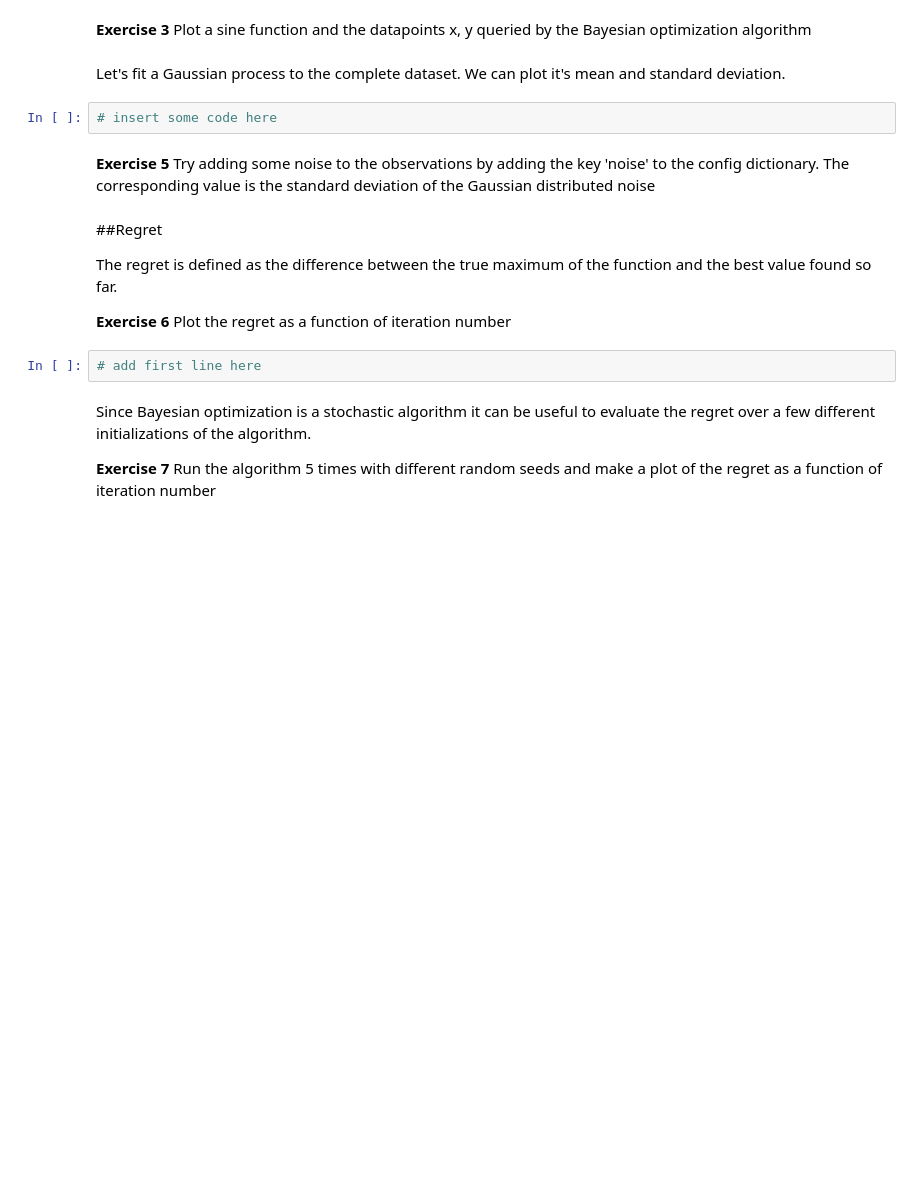
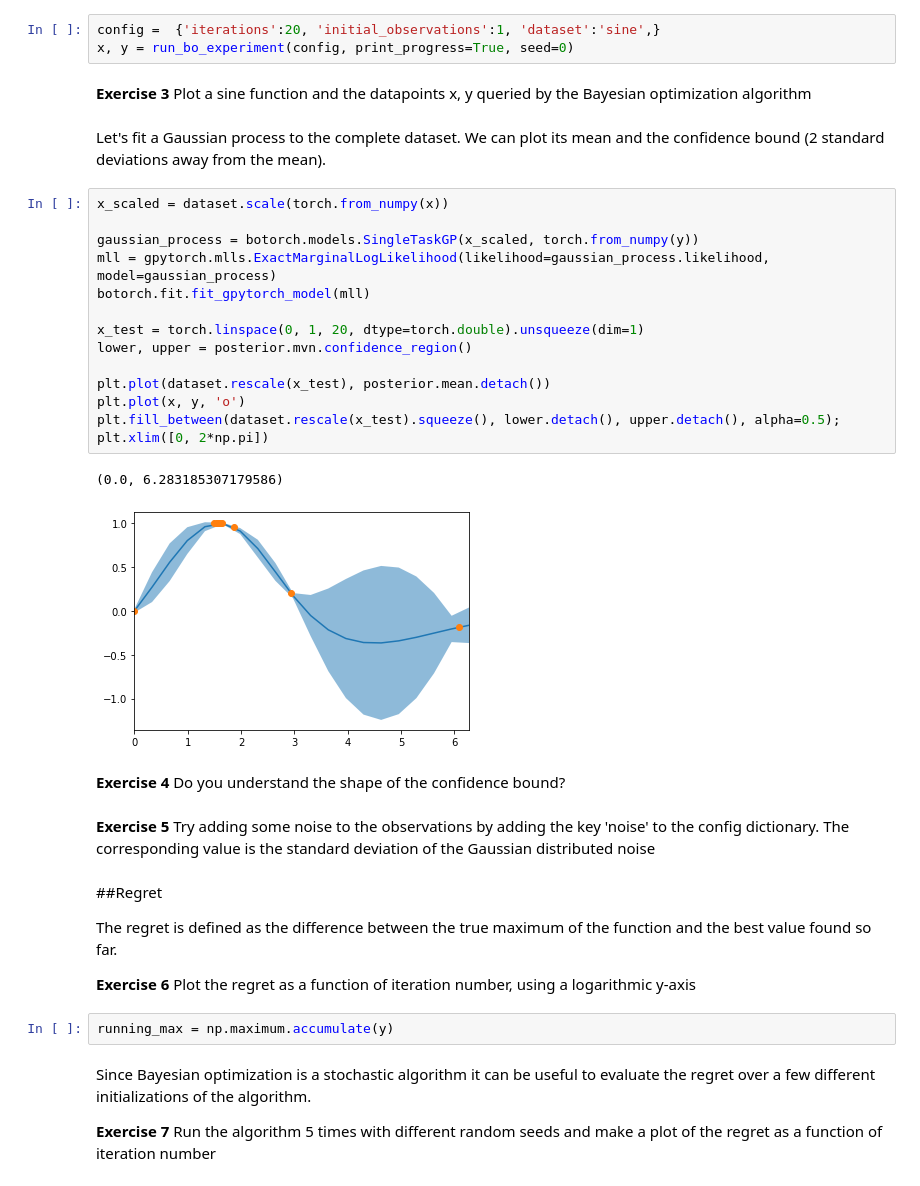
Before and after one commit to HiskeOverweg/bo_intro, a Jupyter notebook: bo_intro.ipynb, the cells around one changed output. Cells and saved outputs as stored; diff of their text form; blank space fills up the shorter version.

```diff
--- a/bo_intro.ipynb
+++ b/bo_intro.ipynb
@@ -135,9 +128,29 @@ We can run Bayesian optimization with 2 random starting points an 20 iterations
+# %%
+config =  {'iterations':20, 'initial_observations':1, 'dataset':'sine',}
+x, y = run_bo_experiment(config, print_progress=True, seed=0)
 # %% [markdown]
 **Exercise 3** Plot a sine function and the datapoints x, y queried by the Bayesian optimization algorithm
 # %% [markdown]
-Let's fit a Gaussian process to the complete dataset. We can plot it's mean and standard deviation.
+Let's fit a Gaussian process to the complete dataset. We can plot its mean and the confidence bound (2 standard deviations away from the mean).
-# %%
-# insert some code here
+# %%
+x_scaled = dataset.scale(torch.from_numpy(x))
+
+gaussian_process = botorch.models.SingleTaskGP(x_scaled, torch.from_numpy(y))
+mll = gpytorch.mlls.ExactMarginalLogLikelihood(likelihood=gaussian_process.likelihood, model=gaussian_process)
+botorch.fit.fit_gpytorch_model(mll)
+
+x_test = torch.linspace(0, 1, 20, dtype=torch.double).unsqueeze(dim=1)
+lower, upper = posterior.mvn.confidence_region()
+
+plt.plot(dataset.rescale(x_test), posterior.mean.detach())
+plt.plot(x, y, 'o')
+plt.fill_between(dataset.rescale(x_test).squeeze(), lower.detach(), upper.detach(), alpha=0.5);
+plt.xlim([0, 2*np.pi])
+# %% [output]
+(0.0, 6.283185307179586)
+[figure, added]
+# %% [markdown]
+**Exercise 4** Do you understand the shape of the confidence bound?
 # %% [markdown]
 **Exercise 5** Try adding some noise to the observations by adding the key 'noise' to the config dictionary. The corresponding value is the standard deviation of the Gaussian distributed noise
 # %% [markdown]
@@ -145,9 +158,9 @@ Let's fit a Gaussian process to the complete dataset. We can plot it's mean and
 
 The regret is defined as the difference between the true maximum of the function and the best value found so far.
 
-**Exercise 6** Plot the regret as a function of iteration number
+**Exercise 6** Plot the regret as a function of iteration number, using a logarithmic y-axis
-# %%
-# add first line here
+# %%
+running_max = np.maximum.accumulate(y)
 # %% [markdown]
 Since Bayesian optimization is a stochastic algorithm it can be useful to evaluate the regret over a few different initializations of the algorithm.
 
```
Also changed, not shown: parts of 4 cells of this notebook.
